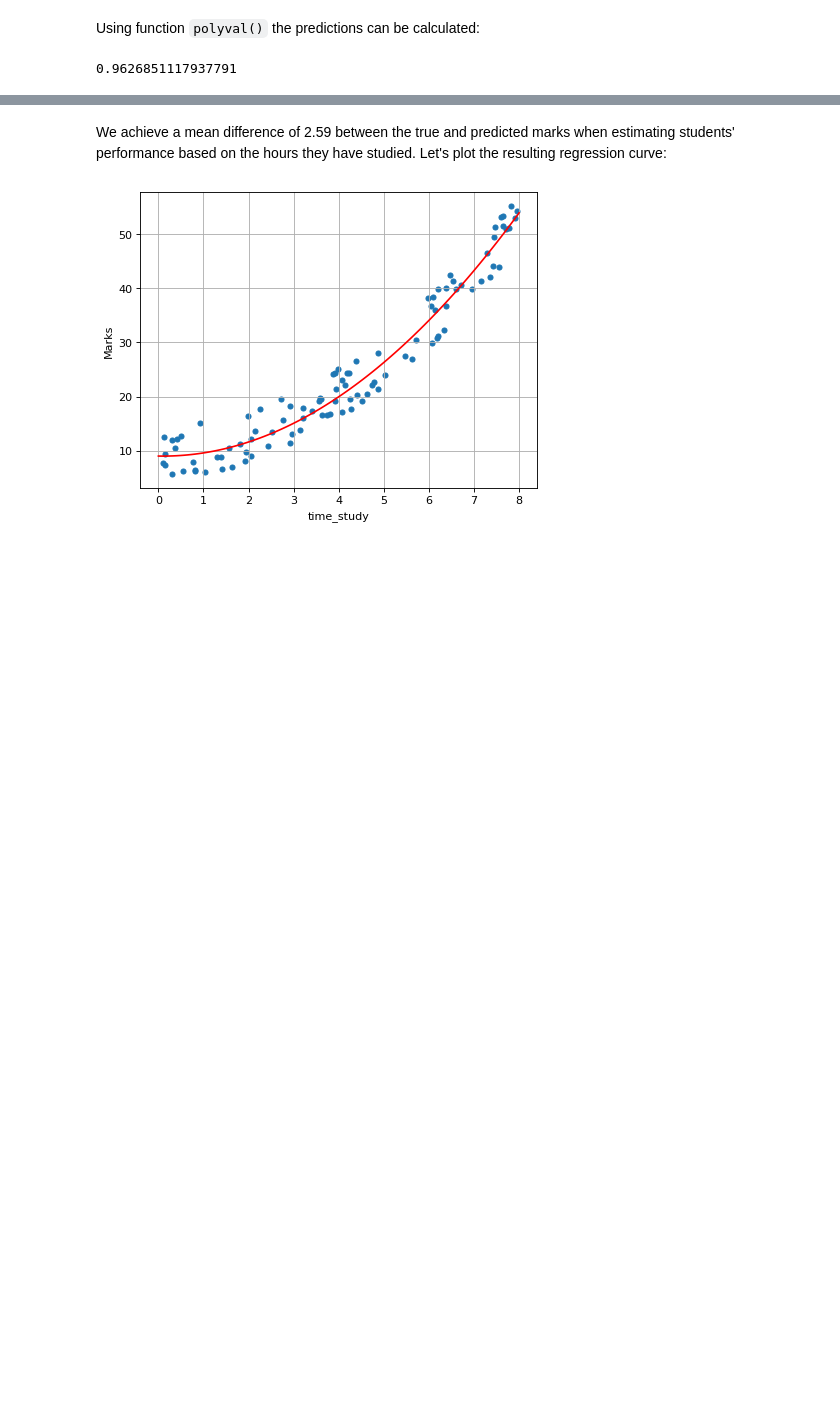
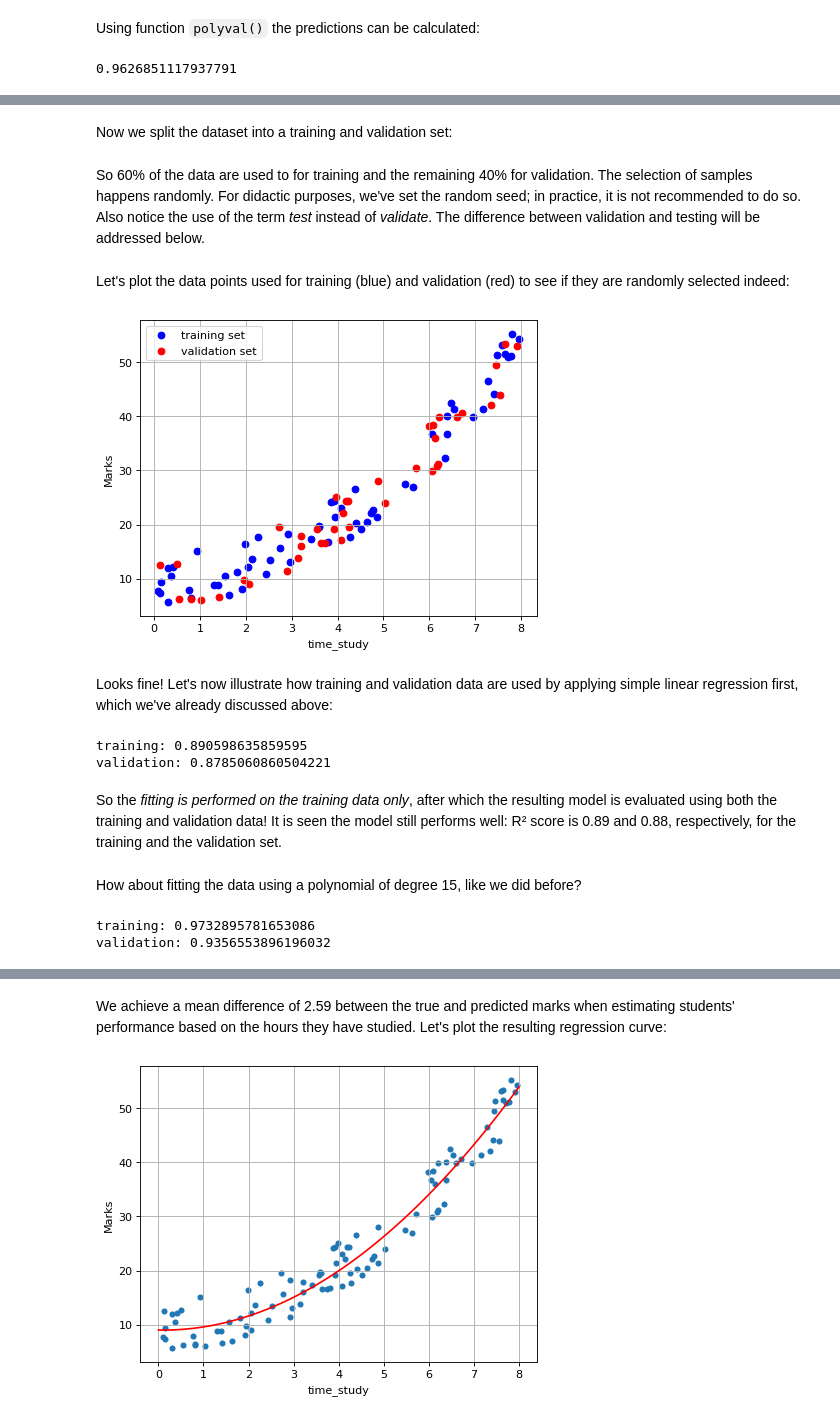
Before and after one commit to alouwyck/dania-international-days, a Jupyter notebook: artificial_intelligence/Intro_to_Artificial_Intelligence.ipynb, the cells around one changed output, grey strips where cells are left out. Saved outputs shown, nothing was run; the diff lists cells and outputs as text; code cells hidden in the pictures; blank space fills up the shorter version.

```diff
--- a/artificial_intelligence/Intro_to_Artificial_Intelligence.ipynb
+++ b/artificial_intelligence/Intro_to_Artificial_Intelligence.ipynb
@@ -292,0 +395,41 @@ r2_score(y_true=y, y_pred=yp)  # R² score
+# %% [markdown]
+Now we split the dataset into a training and validation set:
+# %%
+X, y = df[['time_study']].values, df.Marks.values  # feature X, target y
+X_train, X_val, y_train, y_val = train_test_split(X, y,
+                                                  test_size=0.4,      # 40% is used for validation
+                                                  random_state=2024)  # set random seed
+# %% [markdown]
+So 60% of the data are used to for training and the remaining 40% for validation. The selection of samples happens randomly. For didactic purposes, we've set the random seed; in practice, it is not recommended to do so. Also notice the use of the term *test* instead of *validate*. The difference between validation and testing will be addressed below.
+# %% [markdown]
+Let's plot the data points used for training (blue) and validation (red) to see if they are randomly selected indeed:
+# %%
+plt.scatter(X_train.flatten(), y_train, color='blue', label='training set');
+plt.scatter(X_val.flatten(), y_val, color='red', label='validation set');
+plt.legend();
+plt.xlabel('time_study');
+plt.ylabel('Marks');
+plt.grid();
+# %% [output]
+[figure, added]
+# %% [markdown]
+Looks fine! Let's now illustrate how training and validation data are used by applying simple linear regression first, which we've already discussed above:
+# %%
+linreg = LinearRegression()
+linreg.fit(X_train, y_train)
+print(f"training: {linreg.score(X_train, y_train)}")
+print(f"validation: {linreg.score(X_val, y_val)}")
+# %% [output]
+training: 0.890598635859595
+validation: 0.8785060860504221
+# %% [markdown]
+So the *fitting is performed on the training data only*, after which the resulting model is evaluated using both the training and validation data! It is seen the model still performs well: R² score is 0.89 and 0.88, respectively, for the training and the validation set.
+# %% [markdown]
+How about fitting the data using a polynomial of degree 15, like we did before?
+# %%
+a = np.polyfit(X_train.flatten(), y_train, deg=15)  # polynomial fit of degree 15
+print(f"training: {r2_score(y_true=y_train, y_pred=np.polyval(a, X_train.flatten()))}")
+print(f"validation: {r2_score(y_true=y_val, y_pred=np.polyval(a, X_val.flatten()))}")
+# %% [output]
+training: 0.9732895781653086
+validation: 0.9356553896196032
```
Also changed, not shown: parts of 63 cells of this notebook.
